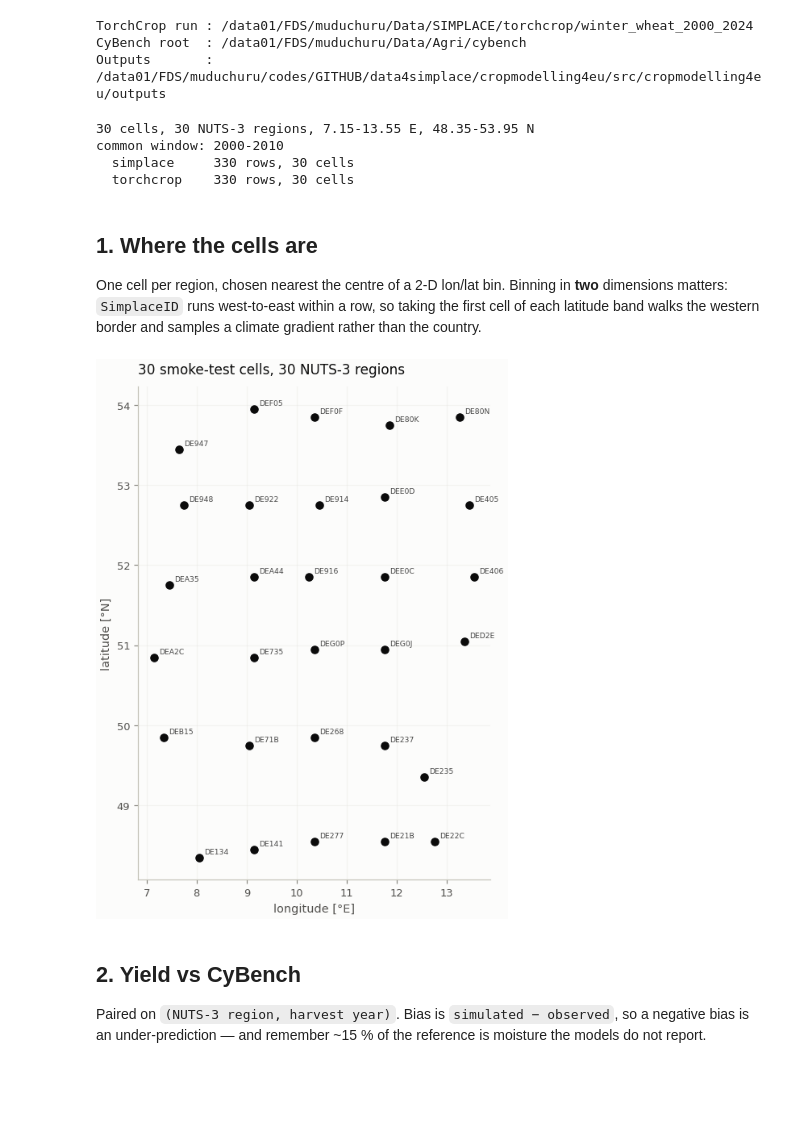
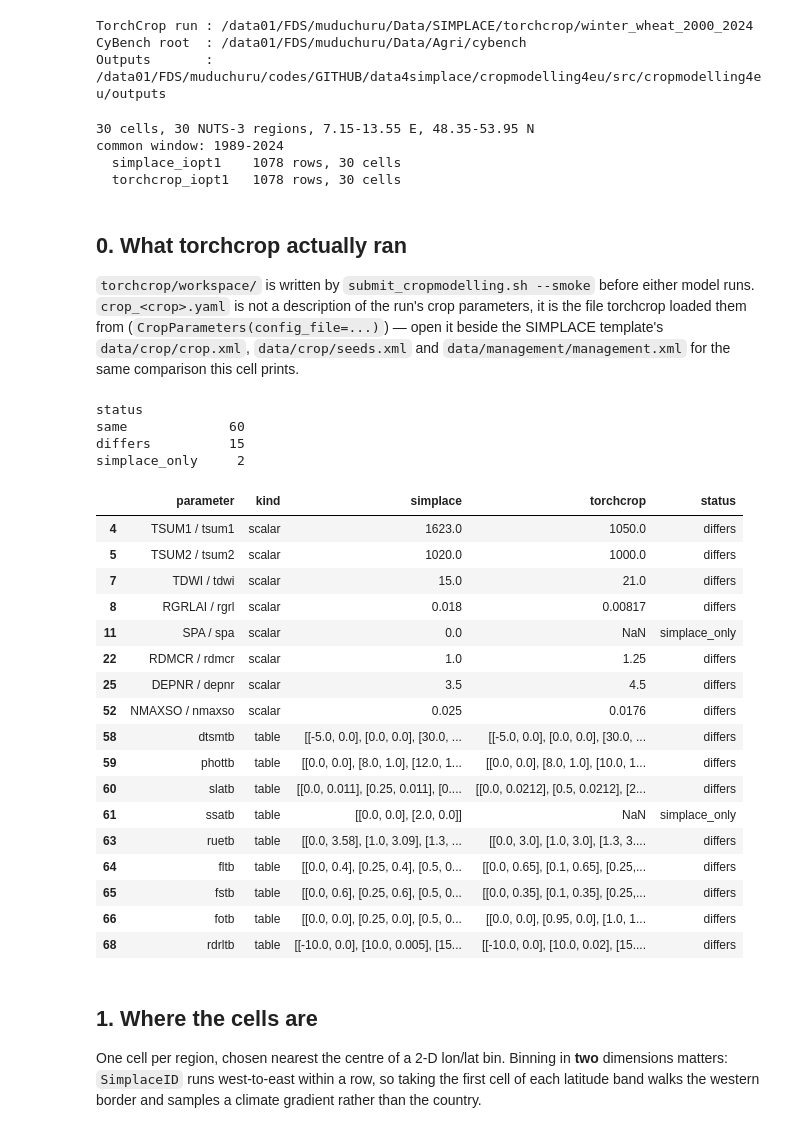
Before and after one commit to Kaushikreddym/data4simplace, a Jupyter notebook: cropmodelling4eu/evaluation/germany_smoke_evaluation.ipynb, the cells around one changed output. Saved outputs shown, nothing was run; the diff lists cells and outputs as text; code cells hidden in the pictures; blank space fills up the shorter version.

```diff
--- a/cropmodelling4eu/evaluation/germany_smoke_evaluation.ipynb
+++ b/cropmodelling4eu/evaluation/germany_smoke_evaluation.ipynb
@@ -57,10 +72,20 @@ from cropmodelling4eu.evaluation import germany
 
 SMOKE = Path("/data01/FDS/muduchuru/Data/SIMPLACE/cropmodelling4eu/de_smoke")
 
+# Both models sweep all three usable IOPT settings over the same cells and
+# seasons -- submit_cropmodelling.sh --smoke builds one SIMPLACE run
+# (simplace_iopt<n>/) and one torchcrop run (de_torchcrop_iopt<n>.parquet)
+# per value. A same-IOPT pair then differs only in the model, and the spread
+# across IOPT on one side is the nutrient-limitation effect on its own, not a
+# confound with the model.
+IOPTS = [1]
+
 cells = pd.read_csv(SMOKE / "de_cells.csv")
 runs = germany.load_runs(
-    simplace=SMOKE / "simplace" / "simplace_europe.parquet",
-    torchcrop=SMOKE / "de_torchcrop.parquet",
+    **{f"simplace_iopt{i}": SMOKE / f"simplace_iopt{i}" / "simplace_europe.parquet"
+       for i in IOPTS},
+    **{f"torchcrop_iopt{i}": SMOKE / "torchcrop" / f"de_torchcrop_iopt{i}.parquet"
+       for i in IOPTS},
 )
 lo, hi = germany.common_window(runs)
 runs = {name: f[f["year"].between(lo, hi)] for name, f in runs.items()}
@@ -70,28 +95,53 @@ print(f"{len(cells)} cells, {cells['adm_id'].nunique()} NUTS-3 regions, "
       f"{cells['lat'].min():.2f}-{cells['lat'].max():.2f} N")
 print(f"common window: {lo}-{hi}")
 for name, frame in runs.items():
-    print(f"  {name:10s} {len(frame):5d} rows, {frame['SimplaceID'].nunique()} cells")
+    print(f"  {name:16s} {len(frame):5d} rows, {frame['SimplaceID'].nunique()} cells")
 # %% [output]
 30 cells, 30 NUTS-3 regions, 7.15-13.55 E, 48.35-53.95 N
-common window: 2000-2010
-  simplace     330 rows, 30 cells
-  torchcrop    330 rows, 30 cells
+common window: 1989-2024
+  simplace_iopt1    1078 rows, 30 cells
+  torchcrop_iopt1   1078 rows, 30 cells
 # %% [markdown]
-## 1. Where the cells are
+## 0. What torchcrop actually ran
 
-One cell per region, chosen nearest the centre of a 2-D lon/lat bin. Binning in
-**two** dimensions matters: `SimplaceID` runs west-to-east within a row, so
-taking the first cell of each latitude band walks the western border and
-samples a climate gradient rather than the country.
+`torchcrop/workspace/` is written by `submit_cropmodelling.sh --smoke` before
+either model runs. `crop_<crop>.yaml` is not a description of the run's crop
+parameters, it is the file torchcrop loaded them from
+(`CropParameters(config_file=...)`) — open it beside the SIMPLACE template's
+`data/crop/crop.xml`, `data/crop/seeds.xml` and `data/management/management.xml`
+for the same comparison this cell prints.
 # %%
-fig, ax = germany.plot_cells(cells, palette=PALETTE)
-fig.savefig(config.FIGURE_DIR / "de_smoke_cells.png", dpi=150, bbox_inches="tight")
+audit = pd.read_csv(SMOKE / "torchcrop" / "workspace" / "crop_parameter_audit.csv")
+print(audit["status"].value_counts().to_string())
+display(audit[audit["status"] != "same"])
 # %% [output]
-[figure, removed]
+status
+same             60
+differs          15
+simplace_only     2
+|  | parameter | kind | simplace | torchcrop | status |
+| 4 | TSUM1 / tsum1 | scalar | 1623.0 | 1050.0 | differs |
+| 5 | TSUM2 / tsum2 | scalar | 1020.0 | 1000.0 | differs |
+| 7 | TDWI / tdwi | scalar | 15.0 | 21.0 | differs |
+| 8 | RGRLAI / rgrl | scalar | 0.018 | 0.00817 | differs |
+| 11 | SPA / spa | scalar | 0.0 | NaN | simplace_only |
+| 22 | RDMCR / rdmcr | scalar | 1.0 | 1.25 | differs |
+| 25 | DEPNR / depnr | scalar | 3.5 | 4.5 | differs |
+| 52 | NMAXSO / nmaxso | scalar | 0.025 | 0.0176 | differs |
+| 58 | dtsmtb | table | [[-5.0, 0.0], [0.0, 0.0], [30.0, ... | [[-5.0, 0.0], [0.0, 0.0], [30.0, ... | differs |
+| 59 | phottb | table | [[0.0, 0.0], [8.0, 1.0], [12.0, 1... | [[0.0, 0.0], [8.0, 1.0], [10.0, 1... | differs |
+| 60 | slatb | table | [[0.0, 0.011], [0.25, 0.011], [0.... | [[0.0, 0.0212], [0.5, 0.0212], [2... | differs |
+| 61 | ssatb | table | [[0.0, 0.0], [2.0, 0.0]] | NaN | simplace_only |
+| 63 | ruetb | table | [[0.0, 3.58], [1.0, 3.09], [1.3, ... | [[0.0, 3.0], [1.0, 3.0], [1.3, 3.... | differs |
+| 64 | fltb | table | [[0.0, 0.4], [0.25, 0.4], [0.5, 0... | [[0.0, 0.65], [0.1, 0.65], [0.25,... | differs |
+| 65 | fstb | table | [[0.0, 0.6], [0.25, 0.6], [0.5, 0... | [[0.0, 0.35], [0.1, 0.35], [0.25,... | differs |
+| 66 | fotb | table | [[0.0, 0.0], [0.25, 0.0], [0.5, 0... | [[0.0, 0.0], [0.95, 0.0], [1.0, 1... | differs |
+| 68 | rdrltb | table | [[-10.0, 0.0], [10.0, 0.005], [15... | [[-10.0, 0.0], [10.0, 0.02], [15.... | differs |
 # %% [markdown]
-## 2. Yield vs CyBench
+## 1. Where the cells are
 
-Paired on `(NUTS-3 region, harvest year)`. Bias is `simulated − observed`, so a
-negative bias is an under-prediction — and remember ~15 % of the reference is
-moisture the models do not report.
+One cell per region, chosen nearest the centre of a 2-D lon/lat bin. Binning in
+**two** dimensions matters: `SimplaceID` runs west-to-east within a row, so
+taking the first cell of each latitude band walks the western border and
+samples a climate gradient rather than the country.
 # %%
```
Also changed, not shown: parts of 20 cells of this notebook, 39 other files.
